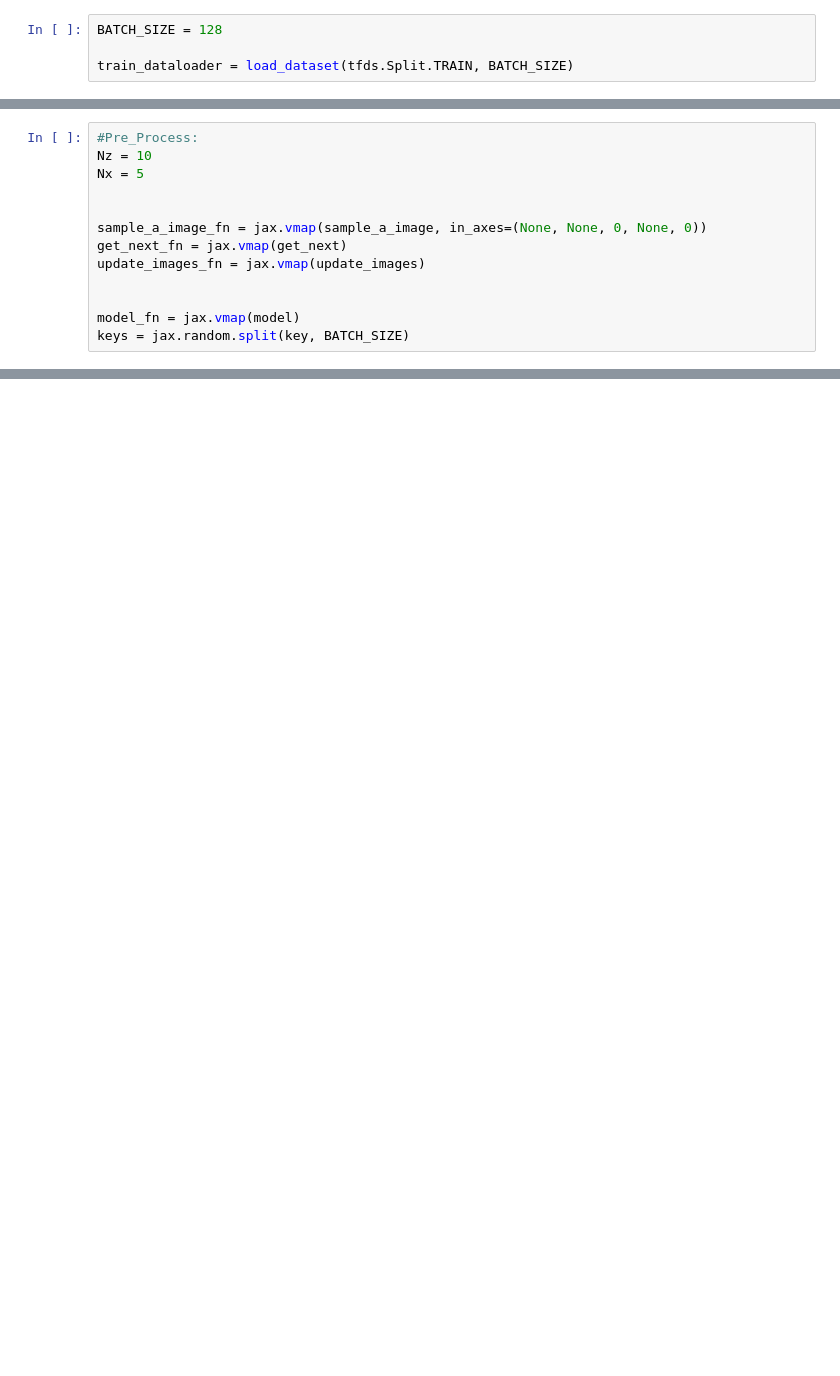
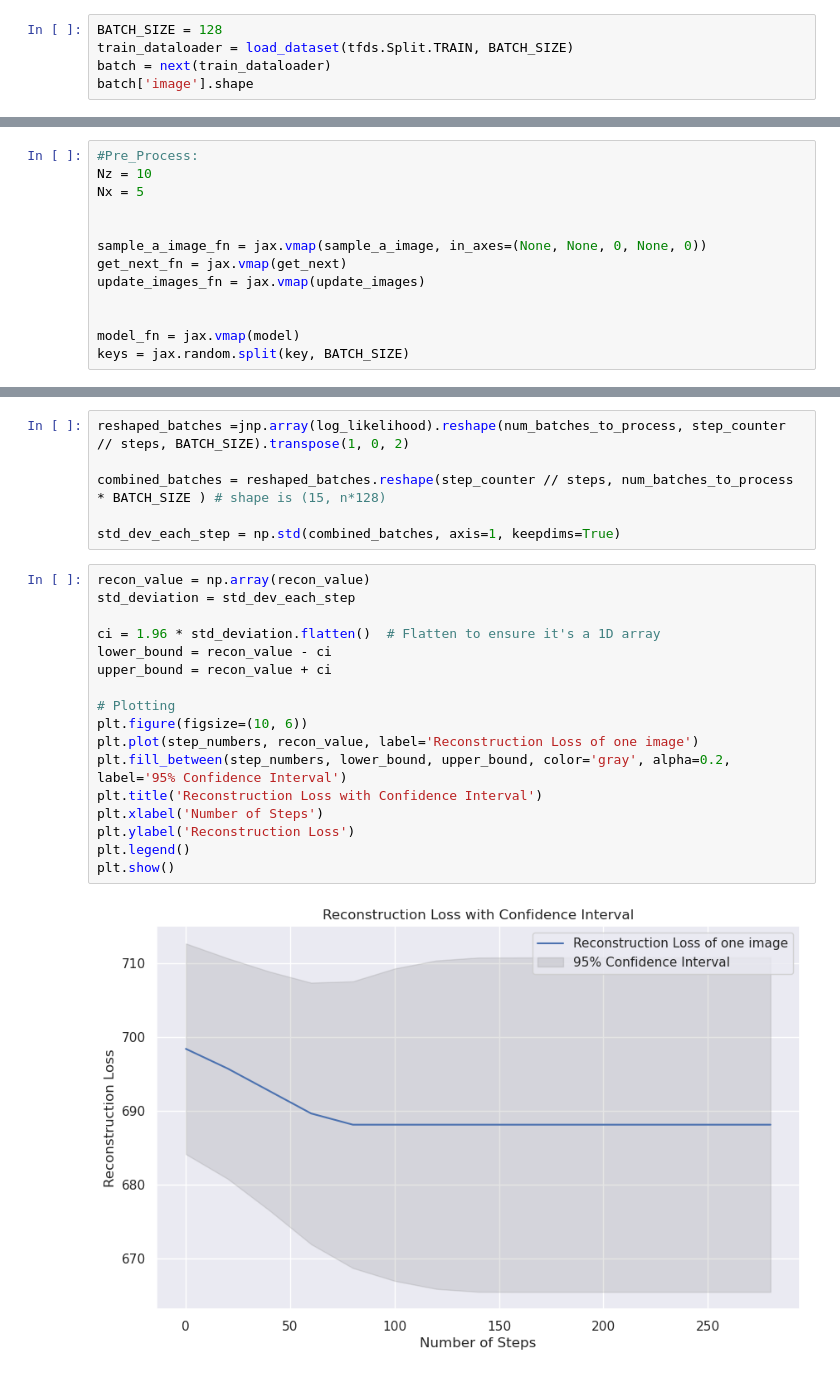
Before and after one commit to KUUUUUUUUz/active-learning, a Jupyter notebook: mnistvae/training_notebook.ipynb, the cells around one changed output, grey strips where cells are left out. Cells and saved outputs as stored; diff of their text form; blank space fills up the shorter version.

```diff
--- a/mnistvae/training_notebook.ipynb
+++ b/mnistvae/training_notebook.ipynb
@@ -206,6 +204,7 @@ for i, (k, v) in enumerate(train_metrics.items()):
 from acquiring.sample_image import sample_a_image, get_next,update_images, binary_cross_entropy
 # %%
 BATCH_SIZE = 128
-
 train_dataloader = load_dataset(tfds.Split.TRAIN, BATCH_SIZE)
+batch = next(train_dataloader)
+batch['image'].shape
 # %% [output]
@@ -261,0 +329,25 @@ def update(images: jnp.ndarray, mask_observed: jnp.ndarray, rng):
+# %%
+reshaped_batches =jnp.array(log_likelihood).reshape(num_batches_to_process, step_counter // steps, BATCH_SIZE).transpose(1, 0, 2)
+
+combined_batches = reshaped_batches.reshape(step_counter // steps, num_batches_to_process * BATCH_SIZE ) # shape is (15, n*128)
+
+std_dev_each_step = np.std(combined_batches, axis=1, keepdims=True)
+# %%
+recon_value = np.array(recon_value)
+std_deviation = std_dev_each_step
+
+ci = 1.96 * std_deviation.flatten()  # Flatten to ensure it's a 1D array
+lower_bound = recon_value - ci
+upper_bound = recon_value + ci
+
+# Plotting
+plt.figure(figsize=(10, 6))
+plt.plot(step_numbers, recon_value, label='Reconstruction Loss of one image')
+plt.fill_between(step_numbers, lower_bound, upper_bound, color='gray', alpha=0.2, label='95% Confidence Interval')
+plt.title('Reconstruction Loss with Confidence Interval')
+plt.xlabel('Number of Steps')
+plt.ylabel('Reconstruction Loss')
+plt.legend()
+plt.show()
+# %% [output]
+[figure, added]
```
Also changed, not shown: parts of 29 cells of this notebook, 2 other files.
